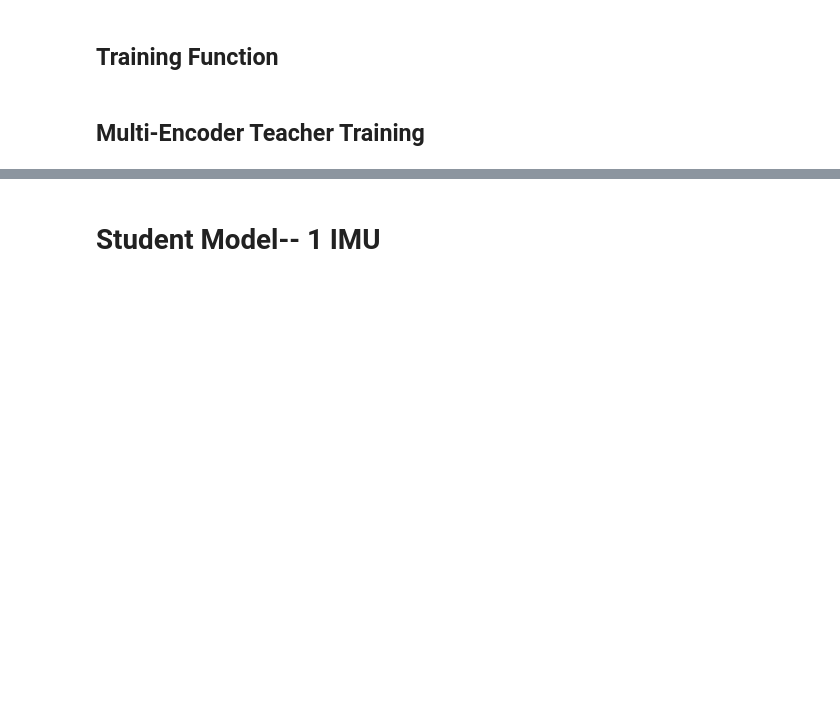
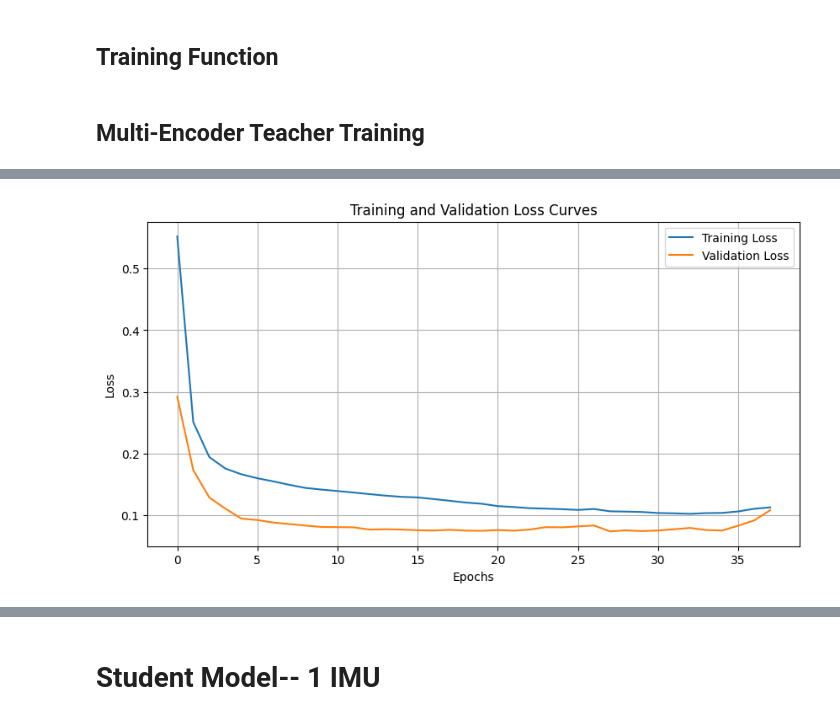
Before and after one commit to stevenc15/SD1-project, a Jupyter notebook: ml/examples/Vanilla_SD.ipynb, the cells around one changed output, grey strips where cells are left out. Drawn from its saved outputs; the diff is of its cells as text; code cells hidden in the pictures; blank space fills up the shorter version.

Commit message:
Full run of notebook with limited data, added graphing, also fixed unseen issue with prcoessing headers for downsampled data

```diff
--- a/ml/examples/Vanilla_SD.ipynb
+++ b/ml/examples/Vanilla_SD.ipynb
@@ -86,6 +96,6 @@ Mounted at /content/drive
 # %%
 #example file path to vicon data from google drive
-file_path = "/content/drive/My Drive/vicon"
+file_path = "../../datacollection/vicon"
 # %%
 #to delete data produced by datasharding function
 import shutil
@@ -201,17 +211,17 @@ if yes_delete:
 # Index 95: GYROY8
 # Index 96: GYROZ8
 
-columns_imu_acc = ['ACCX1', 'ACCY1', 'ACCZ1','ACCX2', 'ACCY2', 'ACCZ2','ACCX3', 'ACCY3', 'ACCZ3','ACCX4', 'ACCY4', 'ACCZ4','ACCX5', 'ACCY5', 'ACCZ5', 'ACCX6', 'ACCY6', 'ACCZ6','ACCX7', 'ACCY7', 'ACCZ7', 'ACCX8', 'ACCY8', 'ACCZ8']
+columns_imu_acc = ['ACCX1', 'ACCY1', 'ACCZ1','ACCX2', 'ACCY2', 'ACCZ2','ACCX3', 'ACCY3', 'ACCZ3','ACCX4', 'ACCY4', 'ACCZ4','ACCX5', 'ACCY5', 'ACCZ5', 'ACCX6', 'ACCY6', 'ACCZ6','ACCX8', 'ACCY8', 'ACCZ8']
 
 #made due to difference in subject 1 and subject 2 data
 columns_imu_acc_test = ['ACCX1', 'ACCY1', 'ACCZ1','ACCX2', 'ACCY2', 'ACCZ2','ACCX3', 'ACCY3', 'ACCZ3','ACCX4', 'ACCY4', 'ACCZ4','ACCX5', 'ACCY5', 'ACCZ5', 'ACCX6', 'ACCY6', 'ACCZ6','ACCX10', 'ACCY10', 'ACCZ10']
 
-columns_imu_gyr = ['GYROX1', 'GYROY1', 'GYROZ1','GYROX2', 'GYROY2', 'GYROZ2','GYROX3', 'GYROY3', 'GYROZ3','GYROX4', 'GYROY4', 'GYROZ4','GYROX5', 'GYROY5', 'GYROZ5', 'GYROX6', 'GYROY6', 'GYROZ6','GYROX7', 'GYROY7', 'GYROZ7', 'GYROX8', 'GYROY8', 'GYROZ8']
+columns_imu_gyr = ['GYROX1', 'GYROY1', 'GYROZ1','GYROX2', 'GYROY2', 'GYROZ2','GYROX3', 'GYROY3', 'GYROZ3','GYROX4', 'GYROY4', 'GYROZ4','GYROX5', 'GYROY5', 'GYROZ5', 'GYROX6', 'GYROY6', 'GYROZ6', 'GYROX8', 'GYROY8', 'GYROZ8']
 
 #made due to difference in subject 1 and subject 2 data
 columns_imu_gyr_test = ['GYROX1', 'GYROY1', 'GYROZ1','GYROX2', 'GYROY2', 'GYROZ2', 'GYROX3', 'GYROY3', 'GYROZ3','GYROX4', 'GYROY4', 'GYROZ4','GYROX5', 'GYROY5', 'GYROZ5', 'GYROX6', 'GYROY6', 'GYROZ6', 'GYROX10', 'GYROY10', 'GYROZ10']
 
-columns_joints = ['elbow_flex_r', 'arm_flex_r', 'arm_rot_r']
+columns_joints = ['elbow_flex_r', 'arm_flex_r', 'arm_add_r']
 # %%
 #CONFIG
 
@@ -292,9 +302,9 @@ def get_data_from_wav_file(filename): #return data shape [time_steps,channels]
 #USE CONFIG
 
 config = config_general(
-    data_folder_name="/content/drive/My Drive/vicon",
-    dataset_root="datasets",
-    dataset_name="two_subject",
+    data_folder_name="../../datacollection/vicon",
+    dataset_root="../../datasets",
+    dataset_name="two_subject_downsampled",
     window_length=100,
     window_overlap=50,
     input_format="csv",
@@ -304,7 +314,7 @@ config = config_general(
     channels_imu_gyr_test=columns_imu_gyr_test,  # Column name for gyroscope data in CSV
     channels_imu_gyr=columns_imu_gyr,  # Column name for gyroscope data in CSV
     channels_joints=columns_joints,  # Column name for joint data in CSV
-    channels_emg=['IM EMG1', 'IM EMG2', 'IM EMG3', 'IM EMG4', 'IM EMG5', 'IM EMG6', 'IM EMG7', 'IM EMG8'],
+    channels_emg=['IM EMG4', 'IM EMG5', 'IM EMG6'],
     imu_transforms=[],
     joint_transforms=[],
     emg_transforms=[]
@@ -1107,7 +1123,7 @@ class teacher(nn.Module):
         return out,x_kd
 # %%
 lr = 0.001
-model = teacher(24,24,8)
+model = teacher(21,21,3)
 
 mm_teacher = train_mm_teacher(device, train_loader, val_loader, lr,40, model, filename ='model_teacher.pth')
 # %% [output]
@@ -1134 +1147,2 @@ Training time: 372.9794714450836 seconds
+[figure, added]
 # %%
```
Also changed, not shown: parts of 33 cells of this notebook, 11 other files.
